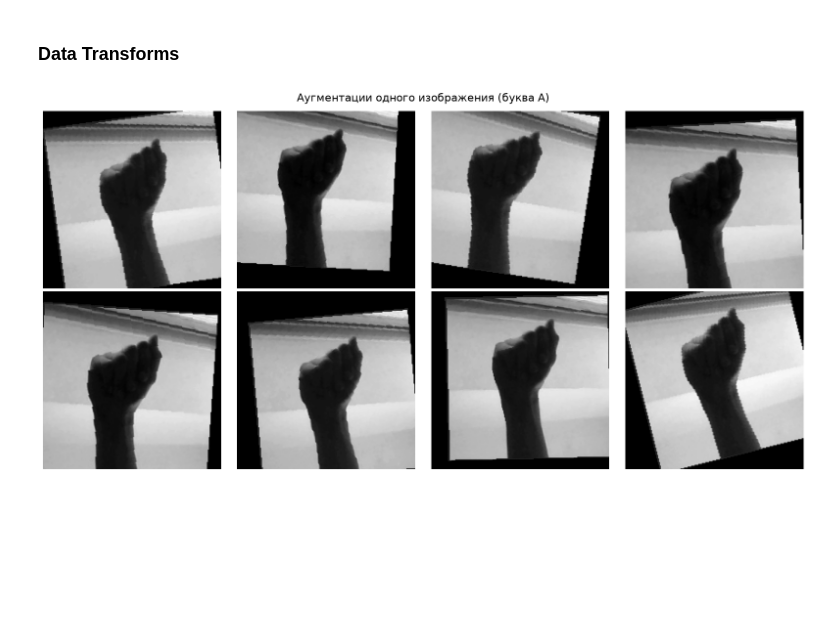
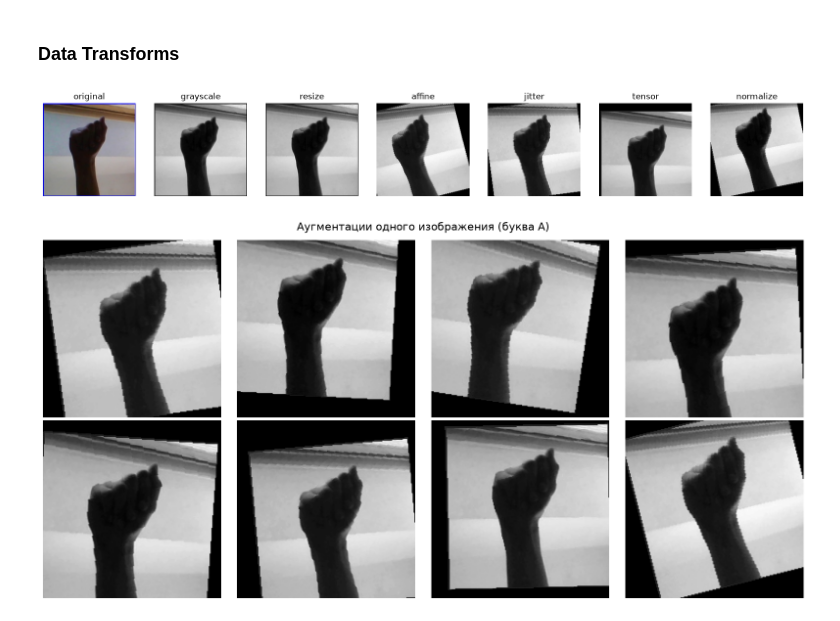
Before and after one commit to RuslanVdovinn/asl-classifier, a Jupyter notebook: notebooks/asl_classifier_cnn.ipynb, the cells around one changed output. Saved outputs shown, nothing was run; the diff lists cells and outputs as text; code cells hidden in the pictures; blank space fills up the shorter version.

Commit message:
view transformers steps

```diff
--- a/notebooks/asl_classifier_cnn.ipynb
+++ b/notebooks/asl_classifier_cnn.ipynb
@@ -108,6 +108,31 @@ val_transforms = transforms.Compose([
     transforms.ToTensor(),
     transforms.Normalize((0.5,), (0.5,))
 ])
+# %%
+img = Image.open("../data/asl_alphabet_train/A/A1.jpg").convert("RGB")
+
+steps = [
+    ('original', img),
+    ('grayscale', transforms.Grayscale(1)(img)),
+    ('resize', transforms.Resize((img_size, img_size))(transforms.Grayscale(1)(img))),
+    ('affine', transforms.RandomAffine(15, translate=(0.1, 0.1), scale=(0.9, 1.1))(transforms.Resize((img_size, img_size))(transforms.Grayscale(1)(img)))),
+    ('jitter', transforms.ColorJitter(brightness=0.2, contrast=0.2)(transforms.RandomAffine(15, translate=(0.1, 0.1), scale=(0.9, 1.1))(transforms.Resize((img_size, img_size))(transforms.Grayscale(1)(img))))),
+    ('tensor', transforms.ToTensor()(transforms.ColorJitter(brightness=0.2, contrast=0.2)(transforms.RandomAffine(15, translate=(0.1, 0.1), scale=(0.9, 1.1))(transforms.Resize((img_size, img_size))(transforms.Grayscale(1)(img)))))),
+    ('normalize', transforms.Normalize((0.5,), (0.5,))(transforms.ToTensor()(transforms.ColorJitter(brightness=0.2, contrast=0.2)(transforms.RandomAffine(15, translate=(0.1, 0.1), scale=(0.9, 1.1))(transforms.Resize((img_size, img_size))(transforms.Grayscale(1)(img)))))))
+]
+
+fig, axes = plt.subplots(1, len(steps), figsize=(20, 4))
+for ax, (name, im) in zip(axes, steps):
+    if isinstance(im, torch.Tensor):
+        im = im.squeeze().numpy()
+        ax.imshow(im, cmap='gray')
+    else:
+        ax.imshow(im, cmap='gray' if im.mode == 'L' else None)
+    ax.set_title(name)
+    ax.axis('off')
+plt.show()
+# %% [output]
+[figure, added]
 # %%
 img = Image.open("../data/asl_alphabet_train/A/A1.jpg").convert("RGB")
 
```
